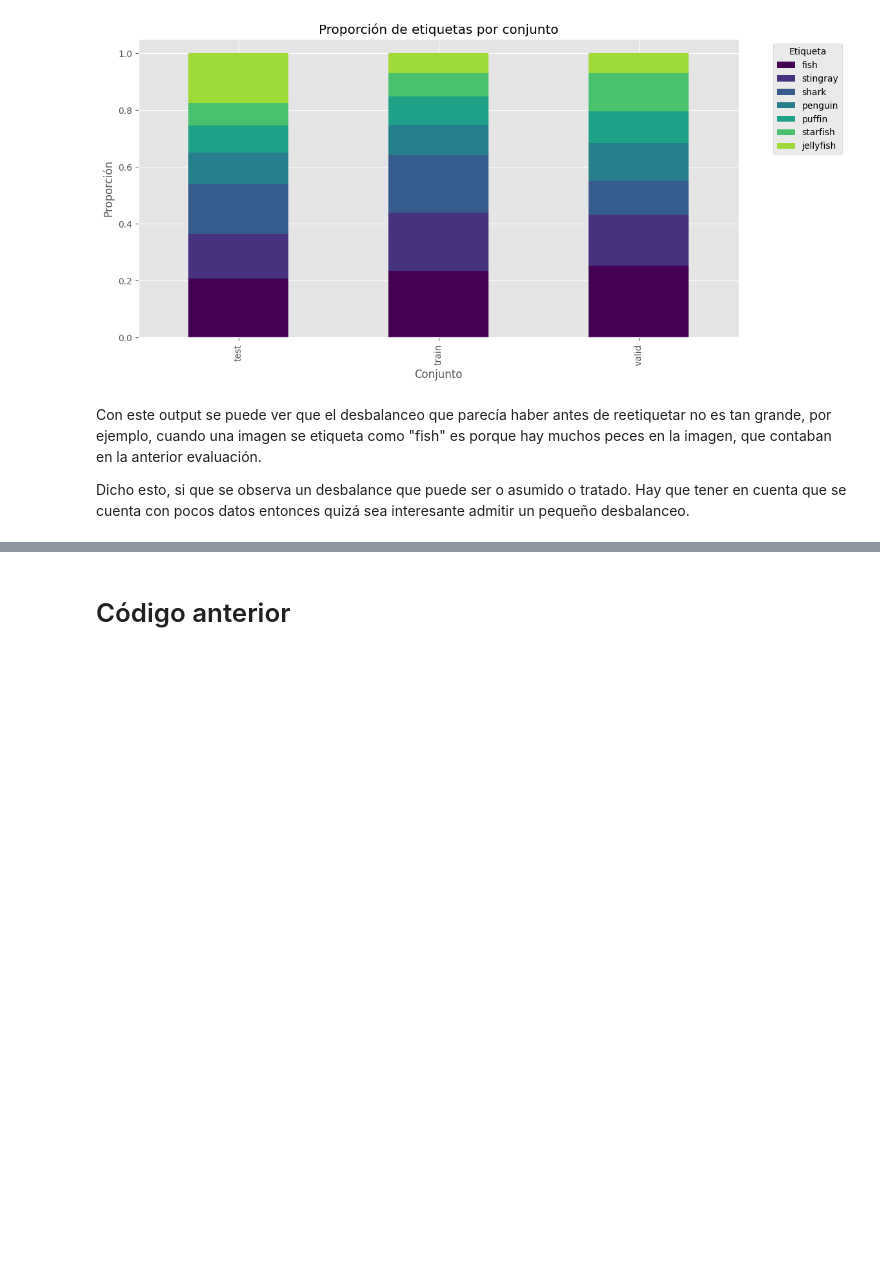
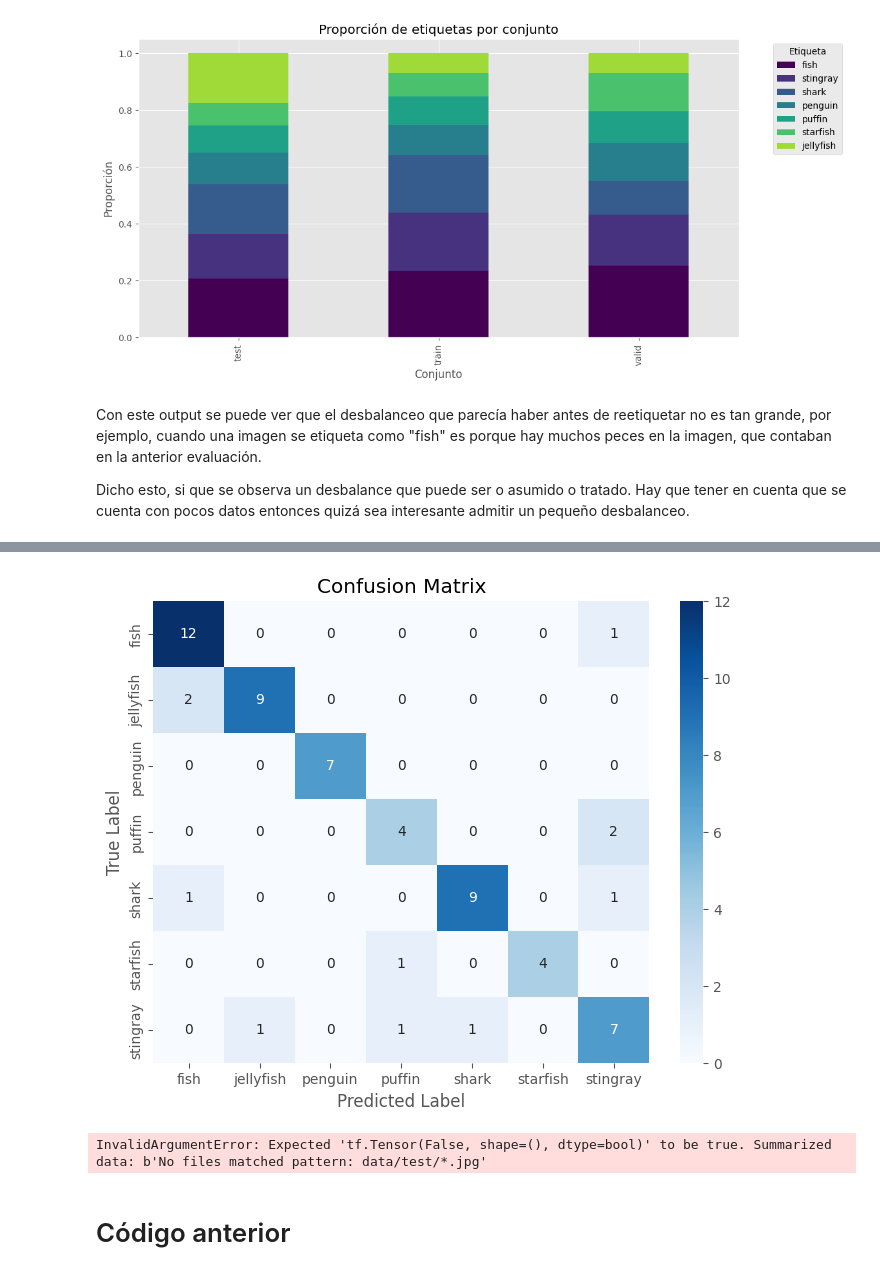
Before and after one commit to Alf-caput/UFVDeepLearning, a Jupyter notebook: P1_ComputerVision/P1_Notebook.ipynb, the cells around one changed output, grey strips where cells are left out. Saved outputs shown, nothing was run; the diff lists cells and outputs as text; code cells hidden in the pictures; blank space fills up the shorter version.

```diff
--- a/P1_ComputerVision/P1_Notebook.ipynb
+++ b/P1_ComputerVision/P1_Notebook.ipynb
@@ -376,0 +988,11 @@ Dicho esto, si que se observa un desbalance que puede ser o asumido o tratado. H
+# %%
+BATCH_SIZE = 64
+ds_eval = (
+    ds["test"].cache()
+    .batch(BATCH_SIZE)
+    .prefetch(AUTOTUNE)
+)
+#test_loss, test_acc
+metrics = model.evaluate(ds_eval)
+
+print('Test metrics:', metrics)
@@ -377,3 +1002,48 @@ Dicho esto, si que se observa un desbalance que puede ser o asumido o tratado. H
+# %%
+import tensorflow as tf
+import numpy as np
+from sklearn.metrics import confusion_matrix
+import seaborn as sns
+import matplotlib.pyplot as plt
+
+# Get all images and labels in a single batch
+y_true = np.concatenate([y.numpy() for _, y in ds_eval])
+y_pred = np.concatenate([model.predict(x, verbose=0) for x, _ in ds_eval])
+
+# Convert from one-hot encoding to class indices
+y_true = np.argmax(y_true, axis=1)
+y_pred = np.argmax(y_pred, axis=1)
+
+# Compute the confusion matrix
+conf_matrix = confusion_matrix(y_true, y_pred)
+
+label_names = [class_mapping[i].decode() for i in range(7)]
+# Display the confusion matrix
+plt.figure(figsize=(8, 6))
+sns.heatmap(conf_matrix, annot=True, fmt="d", cmap="Blues", xticklabels=label_names, yticklabels=label_names)
+plt.xlabel("Predicted Label")
+plt.ylabel("True Label")
+plt.title("Confusion Matrix")
+plt.show()
+# %% [output]
+[figure, added]
+# %%
+AUTOTUNE = tf.data.AUTOTUNE
+
+ds_files = tf.data.Dataset.list_files("data/test/" + '*.jpg', shuffle=False)
+df = pd.read_csv("data/test/annotations.csv")
+df["class"] = pd.Categorical(df["class"])
+ds_images = (
+    ds_files
+    .shuffle(len(ds_files))
+    .cache()
+    .map(lambda x: (get_image(x), get_label(x, df)), num_parallel_calls=AUTOTUNE)
+)
+
+print("Total images:", len(ds_images))
+print("Image shape:", ds_images.element_spec)
+# %% [output]
+InvalidArgumentError: Expected 'tf.Tensor(False, shape=(), dtype=bool)' to be true. Summarized data: b'No files matched pattern: data/test/*.jpg'
 # %% [markdown]
 # Código anterior
 # %%
```
Also changed, not shown: parts of 26 cells of this notebook.
